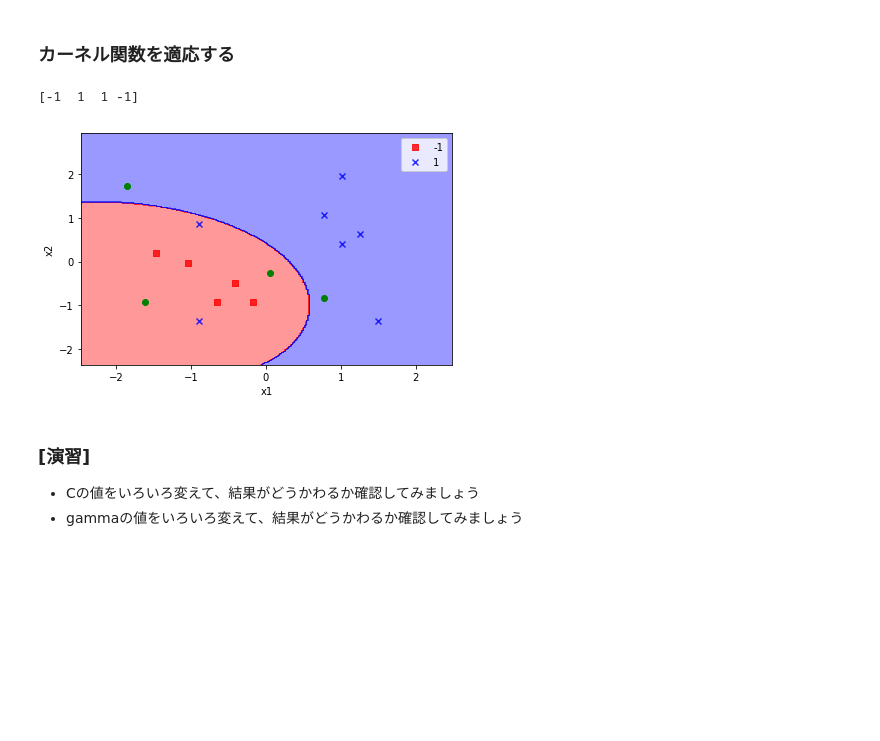
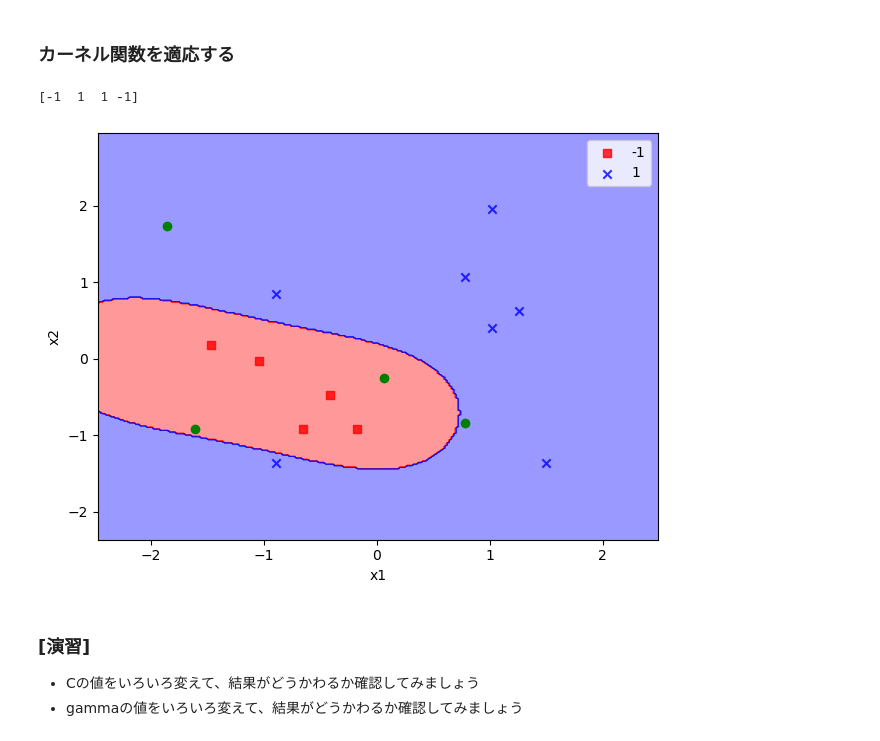
Before and after one commit to chiba1008/suai, a Jupyter notebook: ML/ver3_4_1/DAY2/2_notebook/5_SVM_practice.ipynb, the cells around one changed output. Cells and saved outputs as stored; diff of their text form; code cells hidden in the pictures; blank space fills up the shorter version.

```diff
--- a/ML/ver3_4_1/DAY2/2_notebook/5_SVM_practice.ipynb
+++ b/ML/ver3_4_1/DAY2/2_notebook/5_SVM_practice.ipynb
@@ -81,7 +92,7 @@ X_train = stdsc.fit_transform(X_train)
 X_test = stdsc.transform(X_test)
 
 # SVMの実行
-C = 5
+C = 10
 clf = SVC(C=C, kernel="linear")
 clf.fit(X_train, y_train)
 
@@ -127,25 +138,25 @@ array([[-1.75799461],
 # %%
 # SVMの実行
 C = 5
 kernel = "rbf"
-gamma = 0.1
+gamma = 0.5
 clf = SVC(C=C, kernel=kernel, gamma=gamma)
 clf.fit(X_train, y_train)
 
 # 未知のデータを識別する
 print(clf.predict(X_test))
 
 # 決定領域を描画する
 plot_decision_regions(X_train, y_train, classifier=clf)
 plt.plot(X_test[:,0],X_test[:,1], color="g", marker="o",ls="")
 plt.xlabel('x1')
 plt.ylabel('x2')
 plt.legend(loc='upper right')
 plt.tight_layout()
 plt.show()
 # %% [output]
 [-1  1  1 -1]
-[figure, old version]
+[figure, new version]
 # %% [markdown]
 ### [演習]
 * Cの値をいろいろ変えて、結果がどうかわるか確認してみましょう
```
Also changed, not shown: parts of 7 cells of this notebook, 15 other files.
